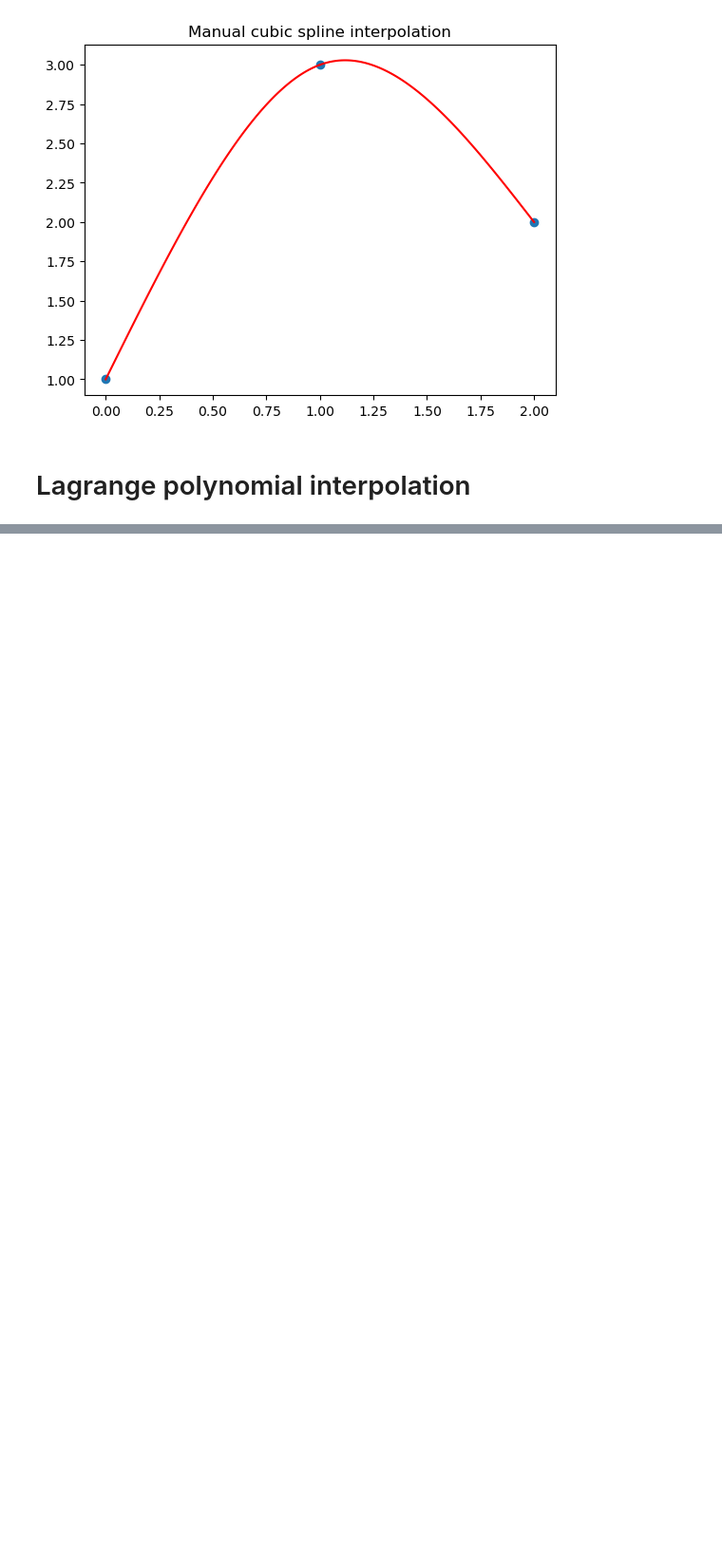
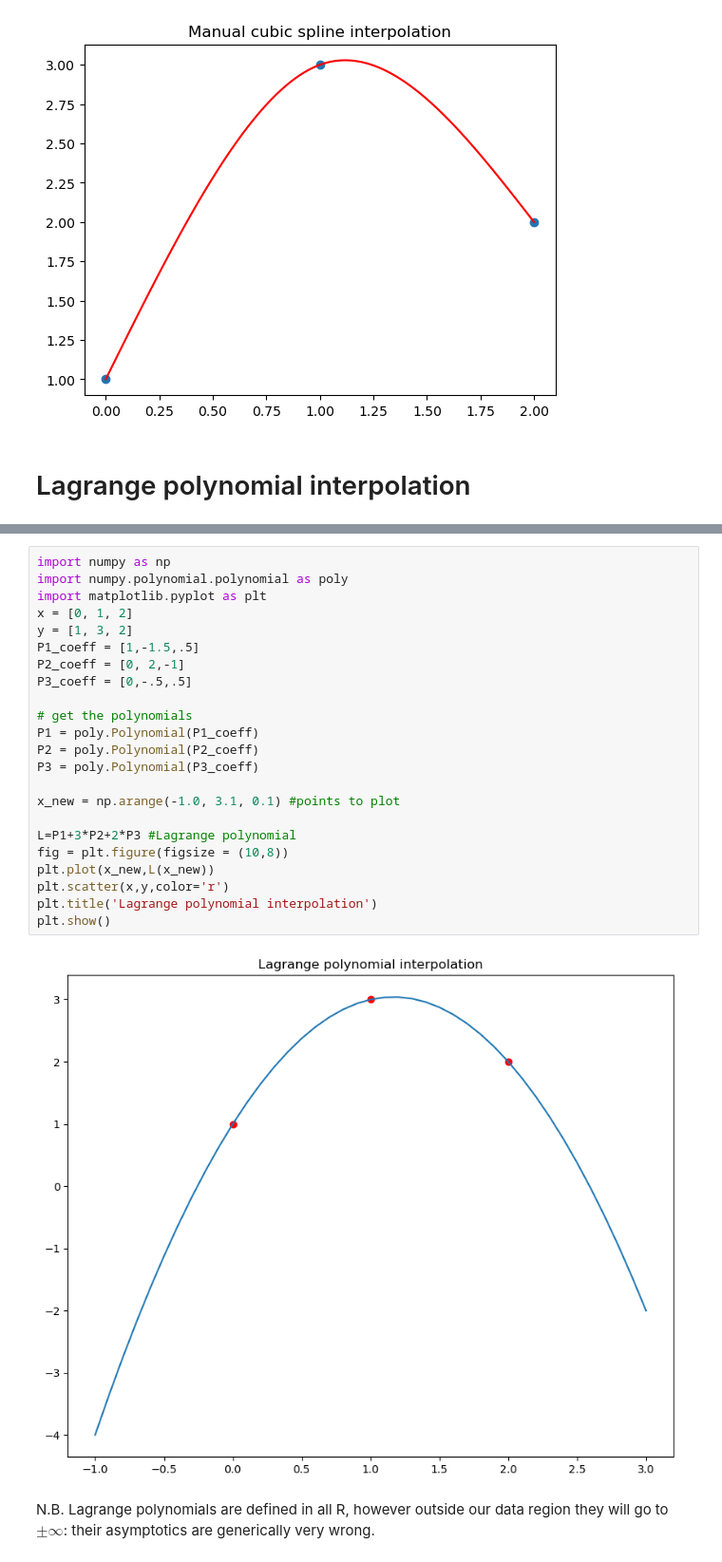
Before and after one commit to nicolopr/Notes-Numerics, a Jupyter notebook: 17 - Interpolation.ipynb, the cells around one changed output, grey strips where cells are left out. Shown at 95% size. Drawn from its saved outputs; the diff is of its cells as text; blank space fills up the shorter version.

```diff
--- a/17 - Interpolation.ipynb
+++ b/17 - Interpolation.ipynb
@@ -145,0 +157,27 @@ plt.show()
+# %%
+import numpy as np
+import numpy.polynomial.polynomial as poly
+import matplotlib.pyplot as plt
+x = [0, 1, 2]
+y = [1, 3, 2]
+P1_coeff = [1,-1.5,.5]
+P2_coeff = [0, 2,-1]
+P3_coeff = [0,-.5,.5]
+
+# get the polynomials
+P1 = poly.Polynomial(P1_coeff)
+P2 = poly.Polynomial(P2_coeff)
+P3 = poly.Polynomial(P3_coeff)
+
+x_new = np.arange(-1.0, 3.1, 0.1) #points to plot
+
+L=P1+3*P2+2*P3 #Lagrange polynomial
+fig = plt.figure(figsize = (10,8))
+plt.plot(x_new,L(x_new))
+plt.scatter(x,y,color='r')
+plt.title('Lagrange polynomial interpolation')
+plt.show()
+# %% [output]
+[figure, added]
+# %% [markdown]
+N.B. Lagrange polynomials are defined in all R, however outside our data region they will go to $\pm \infty$: their asymptotics are generically very wrong.
```
Also changed, not shown: parts of 24 cells of this notebook, 1 other file.
